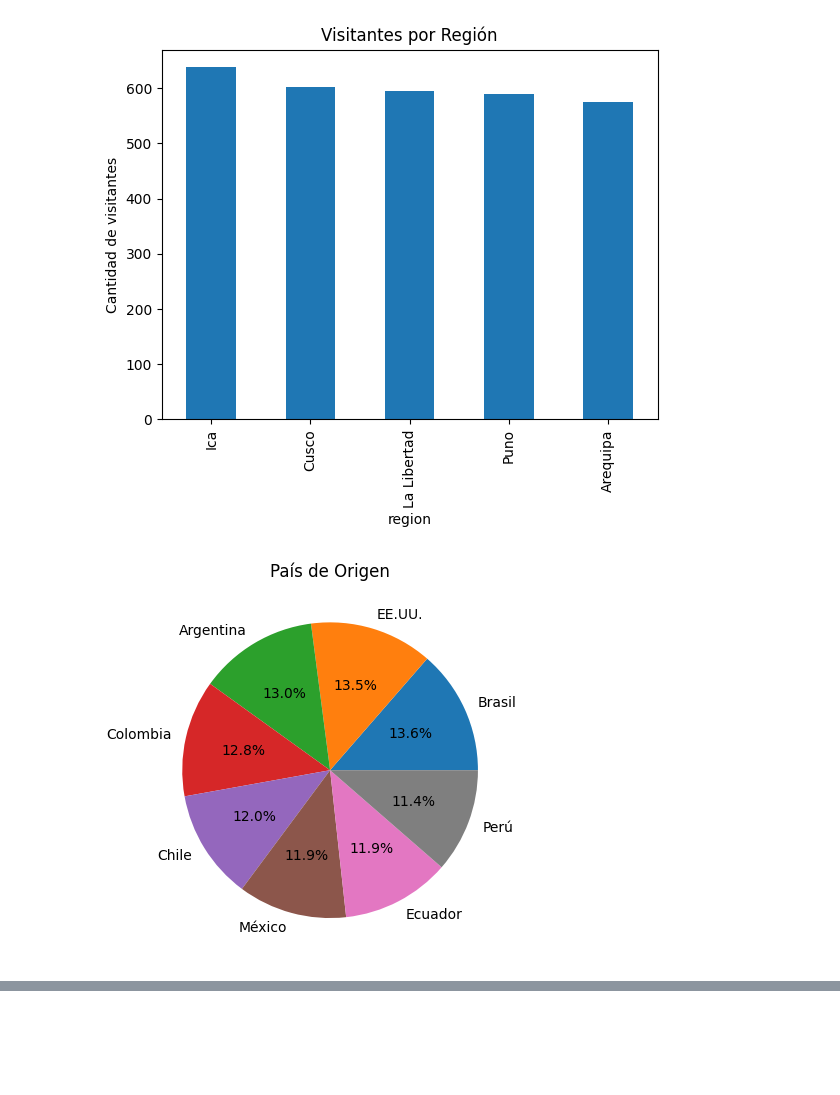
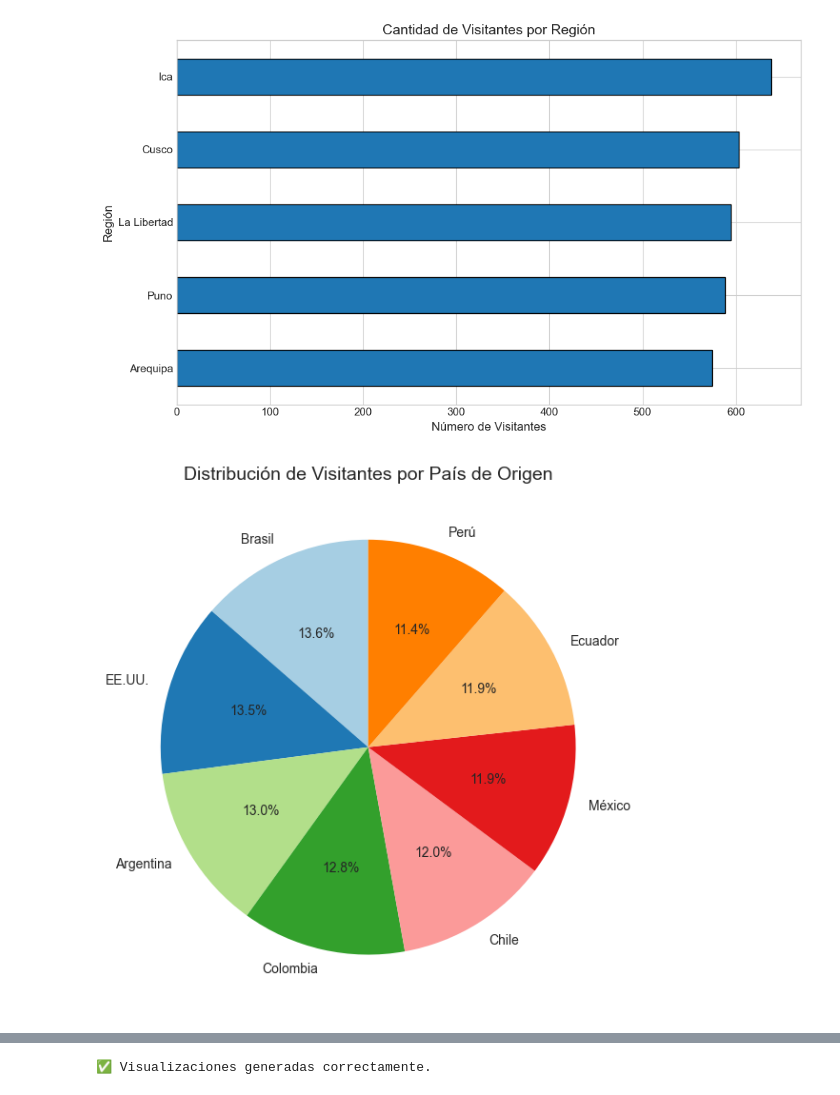
Before and after one commit to Maycol01-MDG/TurismoDigitalB_E1, a Jupyter notebook: scripts/6_Reportes.ipynb, the cells around one changed output, grey strips where cells are left out. Drawn from its saved outputs; the diff is of its cells as text; code cells hidden in the pictures; blank space fills up the shorter version.

```diff
--- a/scripts/6_Reportes.ipynb
+++ b/scripts/6_Reportes.ipynb
@@ -2,47 +2,88 @@
 import pandas as pd
 import matplotlib.pyplot as plt
 from pathlib import Path
+
+# Configuración general del estilo de gráficos
+plt.style.use("seaborn-v0_8-whitegrid")
+plt.rcParams["figure.figsize"] = (10, 6)
+plt.rcParams["axes.titlesize"] = 14
+plt.rcParams["axes.labelsize"] = 12
+plt.rcParams["font.size"] = 11
 
 def main():
     root = Path.cwd().parent
     data_path = root / "data"
     df = pd.read_csv(data_path / "visitantes_clean.csv")
 
-    # 1️⃣ Barras - visitantes por región
-    df["region"].value_counts().plot(kind="bar", title="Visitantes por Región")
-    plt.ylabel("Cantidad de visitantes")
+    # Asegurar que las fechas estén en formato datetime
+    df["fecha_visita"] = pd.to_datetime(df["fecha_visita"])
+
+    # 1️⃣ Gráfico de barras - Visitantes por región
+    plt.figure()
+    df["region"].value_counts().sort_values().plot(
+        kind="barh", color="#1f77b4", edgecolor="black"
+    )
+    plt.title("Cantidad de Visitantes por Región")
+    plt.xlabel("Número de Visitantes")
+    plt.ylabel("Región")
+    plt.tight_layout()
     plt.show()
 
-    # 2️⃣ Circular - distribución por país
-    df["pais_origen"].value_counts().plot(kind="pie", autopct="%1.1f%%", title="País de Origen")
+    # 2️⃣ Gráfico circular - Distribución por país
+    plt.figure()
+    df["pais_origen"].value_counts().plot(
+        kind="pie", autopct="%1.1f%%", startangle=90,
+        colors=plt.cm.Paired.colors, textprops={"fontsize": 10}
+    )
+    plt.title("Distribución de Visitantes por País de Origen")
     plt.ylabel("")
+    plt.tight_layout()
     plt.show()
 
-    # 3️⃣ Línea - tendencia mensual
-    df["fecha_visita"] = pd.to_datetime(df["fecha_visita"])
-    df.groupby(df["fecha_visita"].dt.to_period("M")).size().plot(kind="line", title="Tendencia Mensual de Visitas")
-    plt.ylabel("Visitantes")
+    # 3️⃣ Gráfico de línea - Tendencia mensual
+    visitas_mensuales = df.groupby(df["fecha_visita"].dt.to_period("M")).size()
+    visitas_mensuales.index = visitas_mensuales.index.to_timestamp()
+
+    plt.figure()
+    plt.plot(visitas_mensuales.index, visitas_mensuales.values,
+             marker="o", color="#2ca02c", linewidth=2)
+    plt.title("Tendencia Mensual de Visitas")
+    plt.xlabel("Mes")
+    plt.ylabel("Número de Visitantes")
+    plt.grid(True, linestyle="--", alpha=0.6)
+    plt.tight_layout()
     plt.show()
 
-    # 4️⃣ Histograma - gasto promedio
-    df["gasto_total"].plot(kind="hist", bins=20, title="Distribución del Gasto Total")
+    # 4️⃣ Histograma - Distribución del gasto total
+    plt.figure()
+    plt.hist(df["gasto_total"], bins=25, color="#ff7f0e", edgecolor="black", alpha=0.8)
+    plt.title("Distribución del Gasto Total por Visitante")
     plt.xlabel("Gasto Total (S/)")
+    plt.ylabel("Frecuencia")
+    plt.tight_layout()
     plt.show()
 
-    # 💡 Extra - relación días vs gasto (scatter)
+    # 💡 5️⃣ Dispersión - Días vs gasto (comparando nacionales y extranjeros)
     nacionales = df[df["pais_origen"] == "Perú"]
     extranjeros = df[df["pais_origen"] != "Perú"]
 
-    plt.scatter(nacionales["dias_estadia"], nacionales["gasto_total"], alpha=0.5, label="Nacionales")
-    plt.scatter(extranjeros["dias_estadia"], extranjeros["gasto_total"], alpha=0.5, label="Extranjeros")
+    plt.figure()
+    plt.scatter(nacionales["dias_estadia"], nacionales["gasto_total"],
+                alpha=0.6, label="Nacionales", color="#1f77b4")
+    plt.scatter(extranjeros["dias_estadia"], extranjeros["gasto_total"],
+                alpha=0.6, label="Extranjeros", color="#d62728")
     plt.title("Relación entre Días de Estadía y Gasto Total")
     plt.xlabel("Días de estadía")
     plt.ylabel("Gasto total (S/)")
-    plt.legend()
+    plt.legend(title="Tipo de visitante")
+    plt.grid(True, linestyle="--", alpha=0.5)
+    plt.tight_layout()
     plt.show()
+
+    print("✅ Visualizaciones generadas correctamente.")
 
 if __name__ == "__main__":
     main()
 # %% [output]
-[figure, old version]
+[figure, new version]
-[figure, old version]
+[figure, new version]
@@ -51,0 +93 @@ if __name__ == "__main__":
+✅ Visualizaciones generadas correctamente.
```
Also changed, not shown: parts of 1 cell of this notebook.
